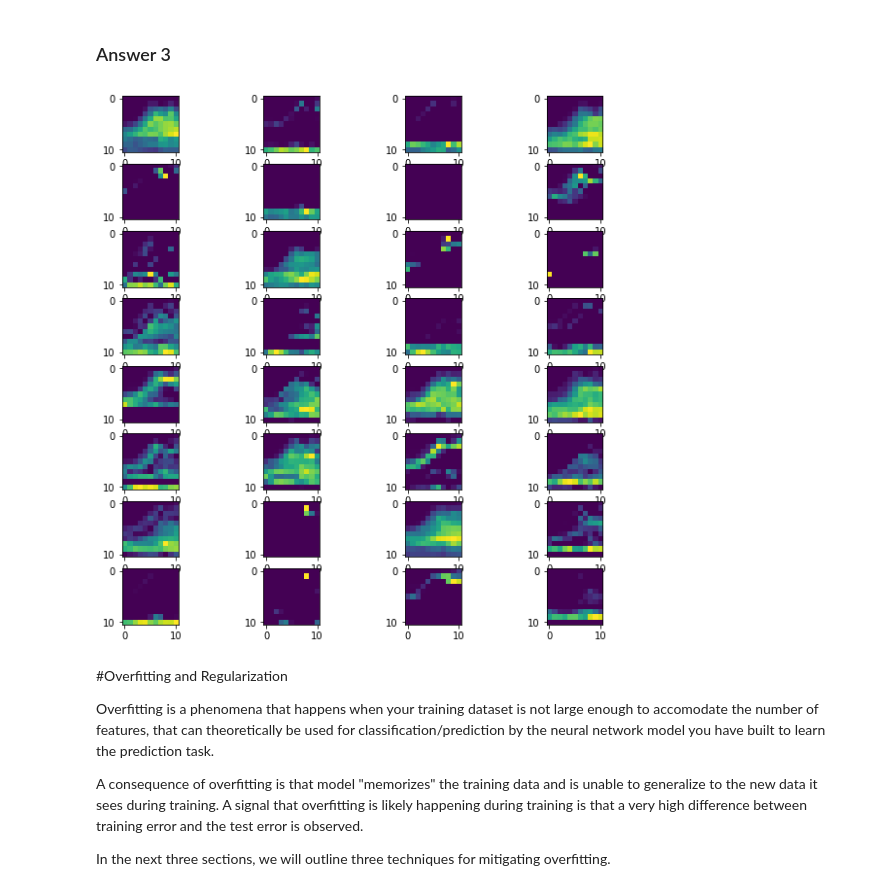
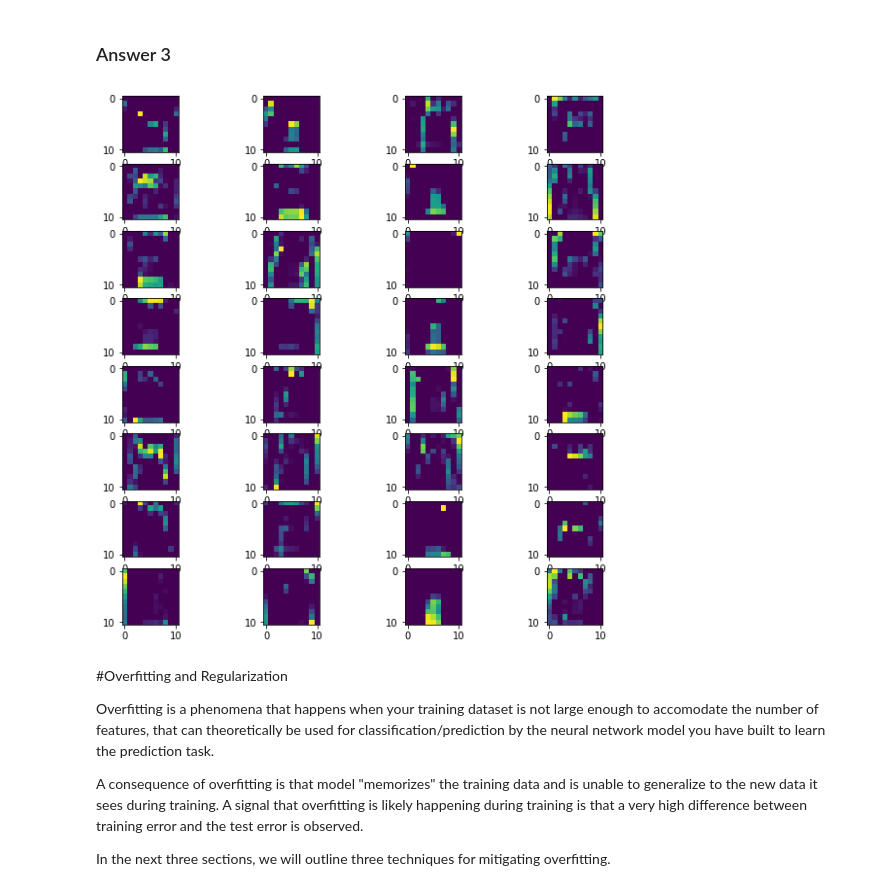
Before and after one commit to aru-g2004/MIT-SureStart-Machine-Learning-Google-Colab, a Jupyter notebook: Day_8_Introduction_to_CNN_Components_AG.ipynb, the cells around one changed output. Saved outputs shown, nothing was run; the diff lists cells and outputs as text; code cells hidden in the pictures.

```diff
--- a/Day_8_Introduction_to_CNN_Components_AG.ipynb
+++ b/Day_8_Introduction_to_CNN_Components_AG.ipynb
@@ -267,27 +267,27 @@ Hint: See the sections above to identify how you should go about doing the vario
 # %%
 #Can you go over this tommorow?
 
 #step 1, redefine model
 model_x = tf.keras.models.Sequential([model.get_layer(name = None , index = 0)
 ,model.get_layer(name = None , index = 1),
 model.get_layer(name = None , index = 2)])
 
 #step 2, get its feature map
 # get feature map for first hidden layer
 feature_maps = model_x.predict(test_images)
 
 #step 3, plot the feature maps
 # plot all 32 maps in an 8x8 squares
 ix = 1
 # specify subplot and turn of axis
 fig, ax = plt.subplots(8, 4, figsize=(10, 10))
 for i in range(8):
 	for j in range(4):
 		# plot filter channel in grayscale
-		ax[i, j].imshow(feature_maps[0, :, :, ix-1])
+		ax[i, j].imshow(feature_maps[1, :, :, ix-1])
 		ix += 1
 # %% [output]
-[figure, old version]
+[figure, new version]
 # %% [markdown]
 #Overfitting and Regularization
 
```
Also changed, not shown: parts of 3 cells of this notebook.
